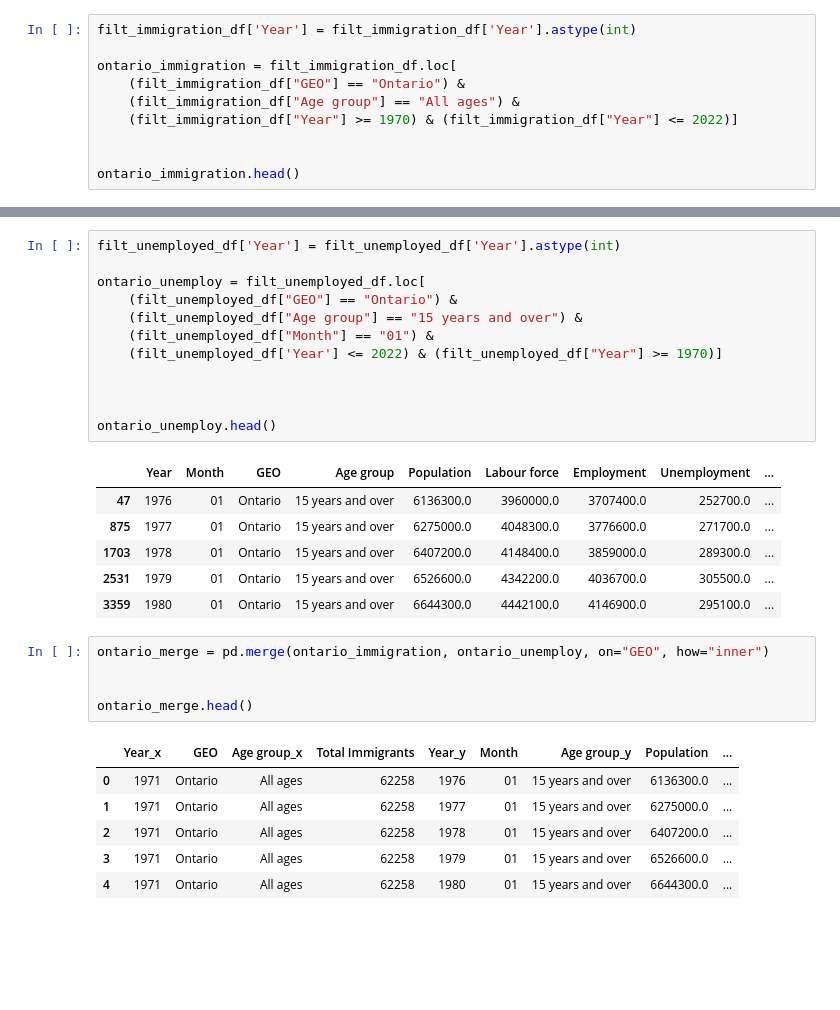
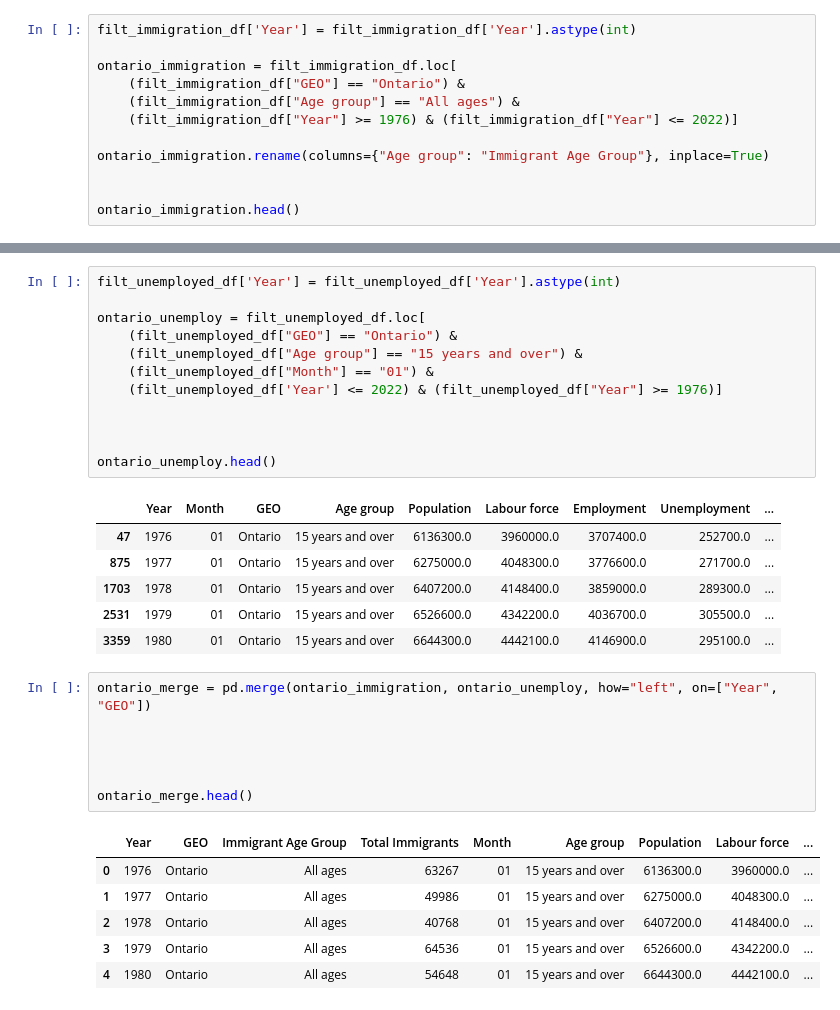
Before and after one commit to Cadeem-M/Unemployment-Analysis, a Jupyter notebook: analysis.ipynb, the cells around one changed output, grey strips where cells are left out. Drawn from its saved outputs; the diff is of its cells as text; blank space fills up the shorter version.

```diff
--- a/analysis.ipynb
+++ b/analysis.ipynb
@@ -307,7 +291,9 @@ filt_immigration_df['Year'] = filt_immigration_df['Year'].astype(int)
 ontario_immigration = filt_immigration_df.loc[
     (filt_immigration_df["GEO"] == "Ontario") &
     (filt_immigration_df["Age group"] == "All ages") &
-    (filt_immigration_df["Year"] >= 1970) & (filt_immigration_df["Year"] <= 2022)]
+    (filt_immigration_df["Year"] >= 1976) & (filt_immigration_df["Year"] <= 2022)]
+
+ontario_immigration.rename(columns={"Age group": "Immigrant Age Group"}, inplace=True)
 
 
 ontario_immigration.head()
@@ -325,7 +315,7 @@ ontario_unemploy = filt_unemployed_df.loc[
     (filt_unemployed_df["GEO"] == "Ontario") &
     (filt_unemployed_df["Age group"] == "15 years and over") &
     (filt_unemployed_df["Month"] == "01") &
-    (filt_unemployed_df['Year'] <= 2022) & (filt_unemployed_df["Year"] >= 1970)]
+    (filt_unemployed_df['Year'] <= 2022) & (filt_unemployed_df["Year"] >= 1976)]
 
 
 
@@ -338,14 +328,16 @@ ontario_unemploy.head()
 | 2531 | 1979 | 01 | Ontario | 15 years and over | 6526600.0 | 4342200.0 | 4036700.0 | 305500.0 | ... |
 | 3359 | 1980 | 01 | Ontario | 15 years and over | 6644300.0 | 4442100.0 | 4146900.0 | 295100.0 | ... |
 # %%
-ontario_merge = pd.merge(ontario_immigration, ontario_unemploy, on="GEO", how="inner")
+ontario_merge = pd.merge(ontario_immigration, ontario_unemploy, how="left", on=["Year", "GEO"])
+
+
 
 
 ontario_merge.head()
 # %% [output]
-|  | Year_x | GEO | Age group_x | Total Immigrants | Year_y | Month | Age group_y | Population | ... |
-| 0 | 1971 | Ontario | All ages | 62258 | 1976 | 01 | 15 years and over | 6136300.0 | ... |
-| 1 | 1971 | Ontario | All ages | 62258 | 1977 | 01 | 15 years and over | 6275000.0 | ... |
-| 2 | 1971 | Ontario | All ages | 62258 | 1978 | 01 | 15 years and over | 6407200.0 | ... |
-| 3 | 1971 | Ontario | All ages | 62258 | 1979 | 01 | 15 years and over | 6526600.0 | ... |
-| 4 | 1971 | Ontario | All ages | 62258 | 1980 | 01 | 15 years and over | 6644300.0 | ... |
+|  | Year | GEO | Immigrant Age Group | Total Immigrants | Month | Age group | Population | Labour force | ... |
+| 0 | 1976 | Ontario | All ages | 63267 | 01 | 15 years and over | 6136300.0 | 3960000.0 | ... |
+| 1 | 1977 | Ontario | All ages | 49986 | 01 | 15 years and over | 6275000.0 | 4048300.0 | ... |
+| 2 | 1978 | Ontario | All ages | 40768 | 01 | 15 years and over | 6407200.0 | 4148400.0 | ... |
+| 3 | 1979 | Ontario | All ages | 64536 | 01 | 15 years and over | 6526600.0 | 4342200.0 | ... |
+| 4 | 1980 | Ontario | All ages | 54648 | 01 | 15 years and over | 6644300.0 | 4442100.0 | ... |
```
Also changed, not shown: parts of 12 cells of this notebook.
